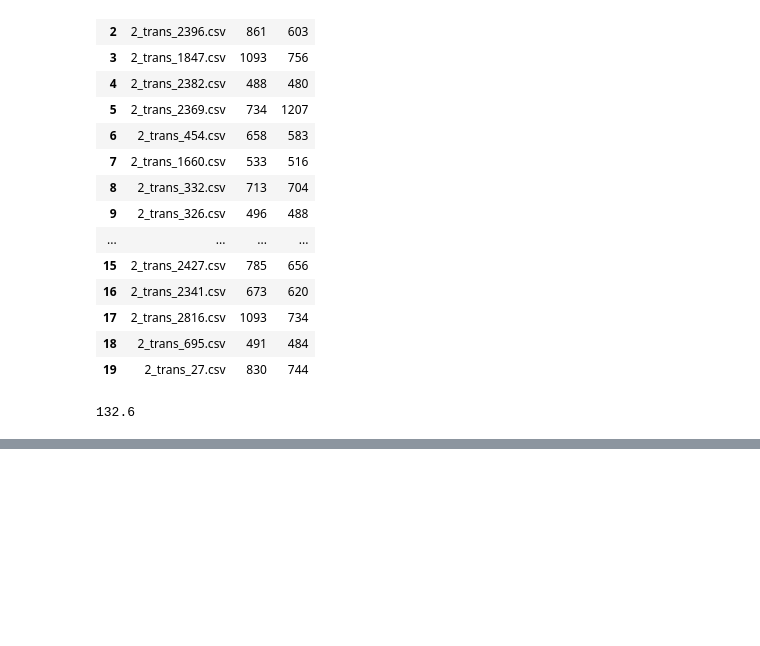
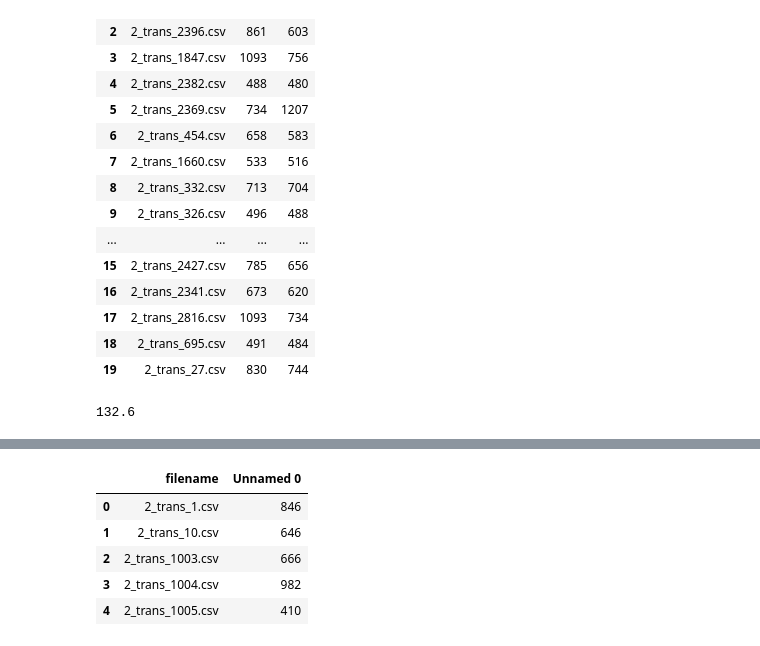
Before and after one commit to KhubbatulinMark/transformer, a Jupyter notebook: ARIMA_EVO.ipynb, the cells around one changed output, grey strips where cells are left out. Drawn from its saved outputs; the diff is of its cells as text; code cells hidden in the pictures; blank space fills up the shorter version.

```diff
--- a/ARIMA_EVO.ipynb
+++ b/ARIMA_EVO.ipynb
@@ -341,0 +427,16 @@ data_with_egde_val=pd.concat([data_with_egde_val, data_with_egde_val_ef], axis=1
+# %%
+data_full_evo = data_with_egde_val_evo.copy()
+X_data_test_evo = data_full_evo.drop('filename', axis=1)
+# %%
+pred_evo = model.predict(X_data_test_evo)
+# %%
+exportdata=pd.DataFrame([data_full_evo.filename,pred_evo.astype(int)]).T
+# %%
+exportdata.head()
+# %% [output]
+|  | filename | Unnamed 0 |
+| 0 | 2_trans_1.csv | 846 |
+| 1 | 2_trans_10.csv | 646 |
+| 2 | 2_trans_1003.csv | 666 |
+| 3 | 2_trans_1004.csv | 982 |
+| 4 | 2_trans_1005.csv | 410 |
```
Also changed, not shown: parts of 12 cells of this notebook, 1 other file.
